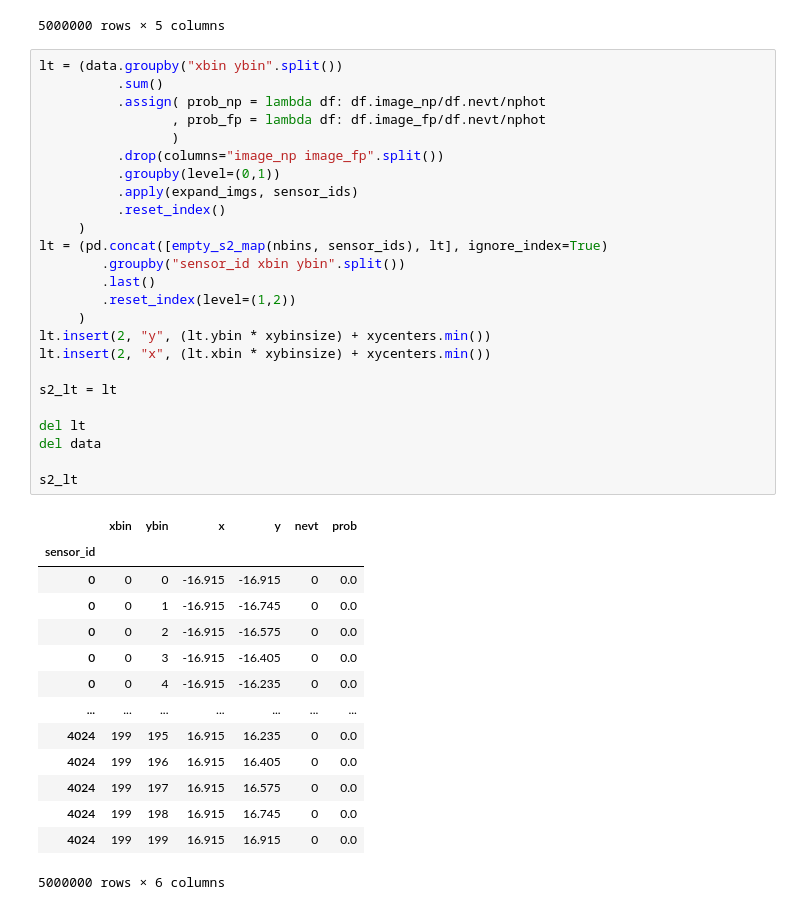
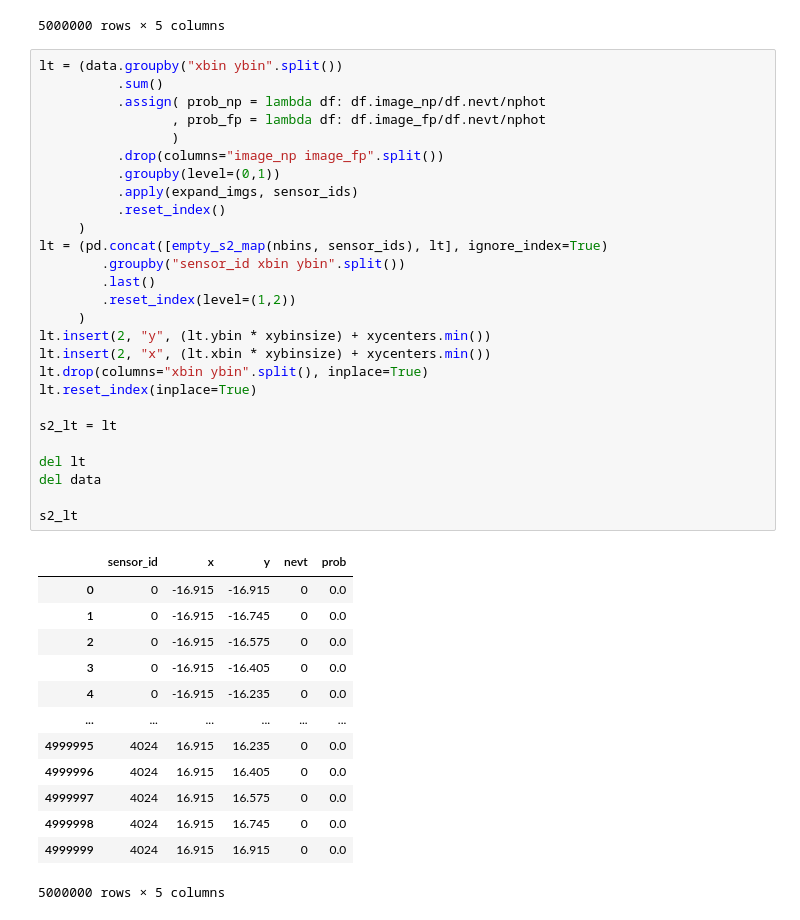
Before and after one commit to gonzaponte/colina, a Jupyter notebook: simulation/light_tables.ipynb, the cells around one changed output. Cells and saved outputs as stored; diff of their text form.

```diff
--- a/simulation/light_tables.ipynb
+++ b/simulation/light_tables.ipynb
@@ -226,41 +247,42 @@ data
 # %%
 lt = (data.groupby("xbin ybin".split())
           .sum()
           .assign( prob_np = lambda df: df.image_np/df.nevt/nphot
                  , prob_fp = lambda df: df.image_fp/df.nevt/nphot
                  )
           .drop(columns="image_np image_fp".split())
           .groupby(level=(0,1))
           .apply(expand_imgs, sensor_ids)
           .reset_index()
      )
 lt = (pd.concat([empty_s2_map(nbins, sensor_ids), lt], ignore_index=True)
         .groupby("sensor_id xbin ybin".split())
         .last()
         .reset_index(level=(1,2))
      )
 lt.insert(2, "y", (lt.ybin * xybinsize) + xycenters.min())
 lt.insert(2, "x", (lt.xbin * xybinsize) + xycenters.min())
+lt.drop(columns="xbin ybin".split(), inplace=True)
+lt.reset_index(inplace=True)
 
 s2_lt = lt
 
 del lt
 del data
 
 s2_lt
 # %% [output]
-|  | xbin | ybin | x | y | nevt | prob |
-| sensor_id |  |  |  |  |  |  |
-| 0 | 0 | 0 | -16.915 | -16.915 | 0 | 0.0 |
-| 0 | 0 | 1 | -16.915 | -16.745 | 0 | 0.0 |
-| 0 | 0 | 2 | -16.915 | -16.575 | 0 | 0.0 |
-| 0 | 0 | 3 | -16.915 | -16.405 | 0 | 0.0 |
-| 0 | 0 | 4 | -16.915 | -16.235 | 0 | 0.0 |
-| ... | ... | ... | ... | ... | ... | ... |
-| 4024 | 199 | 195 | 16.915 | 16.235 | 0 | 0.0 |
-| 4024 | 199 | 196 | 16.915 | 16.405 | 0 | 0.0 |
-| 4024 | 199 | 197 | 16.915 | 16.575 | 0 | 0.0 |
-| 4024 | 199 | 198 | 16.915 | 16.745 | 0 | 0.0 |
-| 4024 | 199 | 199 | 16.915 | 16.915 | 0 | 0.0 |
+|  | sensor_id | x | y | nevt | prob |
+| 0 | 0 | -16.915 | -16.915 | 0 | 0.0 |
+| 1 | 0 | -16.915 | -16.745 | 0 | 0.0 |
+| 2 | 0 | -16.915 | -16.575 | 0 | 0.0 |
+| 3 | 0 | -16.915 | -16.405 | 0 | 0.0 |
+| 4 | 0 | -16.915 | -16.235 | 0 | 0.0 |
+| ... | ... | ... | ... | ... | ... |
+| 4999995 | 4024 | 16.915 | 16.235 | 0 | 0.0 |
+| 4999996 | 4024 | 16.915 | 16.405 | 0 | 0.0 |
+| 4999997 | 4024 | 16.915 | 16.575 | 0 | 0.0 |
+| 4999998 | 4024 | 16.915 | 16.745 | 0 | 0.0 |
+| 4999999 | 4024 | 16.915 | 16.915 | 0 | 0.0 |
-5000000 rows × 6 columns
+5000000 rows × 5 columns
 # %%
```
Also changed, not shown: parts of 17 cells of this notebook, 1 other file.
